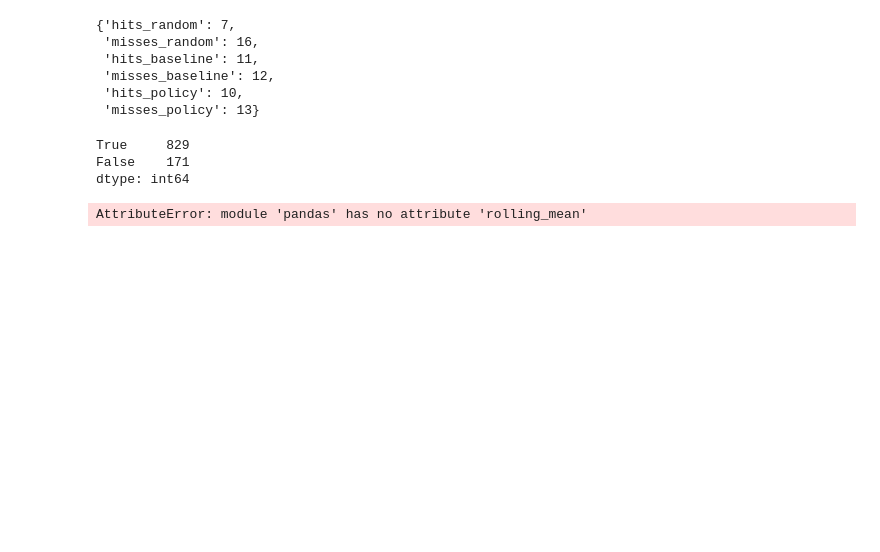
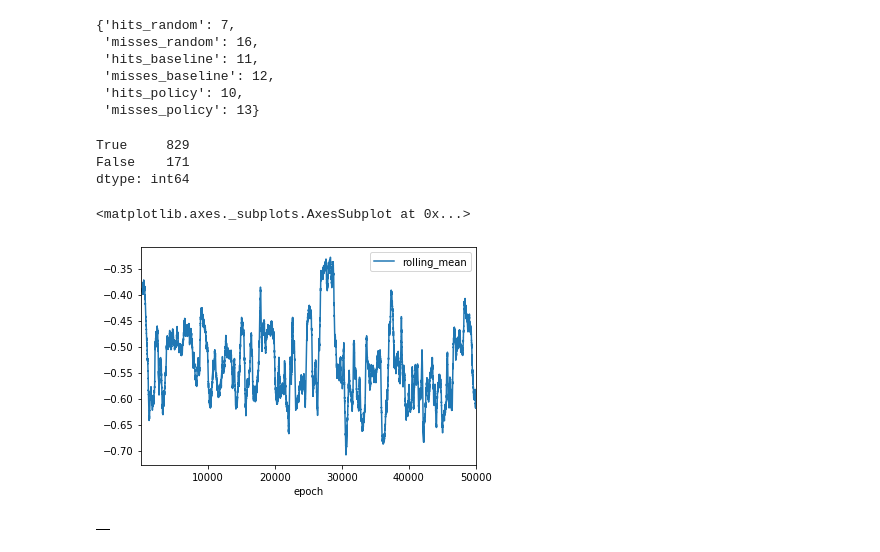
Before and after one commit to cardwizard/DatabaseDeepQL, a Jupyter notebook: QLearning.ipynb, the cells around one changed output. Saved outputs shown, nothing was run; the diff lists cells and outputs as text; code cells hidden in the pictures; blank space fills up the shorter version.

```diff
--- a/QLearning.ipynb
+++ b/QLearning.ipynb
@@ -377,9 +377,16 @@ df["r"] = df["reward"] / df["time"]
 # %%
 df["reward"] = (df["reward"]-df["reward"].mean())/df["reward"].std()
 # %%
-df[["reward", "time", "r", "epoch"]].rolling
+df["rolling_mean"] = df["r"].rolling(200).mean()
-# %% [output]
-AttributeError: module 'pandas' has no attribute 'rolling_mean'
+# %%
+df.head(50000).plot(y="rolling_mean", x="epoch")
+# %% [output]
+<matplotlib.axes._subplots.AxesSubplot at 0x...>
+[figure, added]
+# %%
+df
+# %% [output]
+|  |
 # %%
 result = "Results/runs_{}_alpha_{}_gamma_{}_cache_{}.csv".format(number_of_runs, alpha, gamma, cache_size)
 # %%
```
